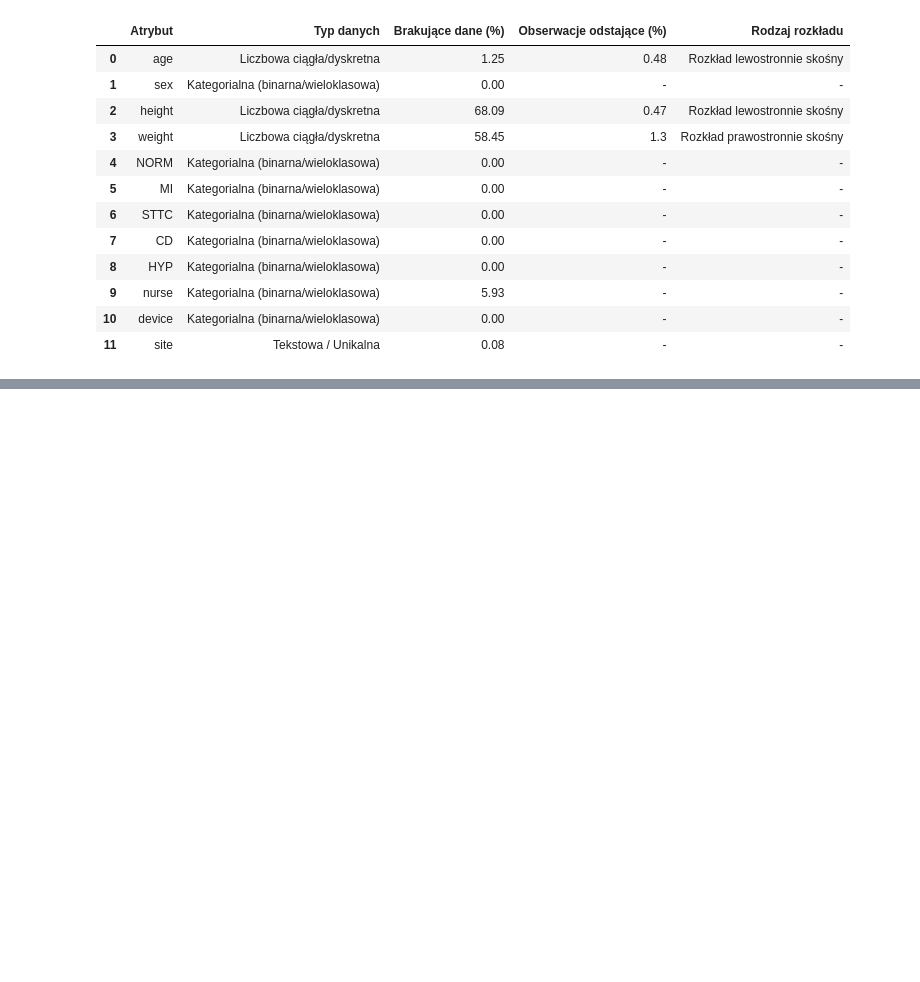
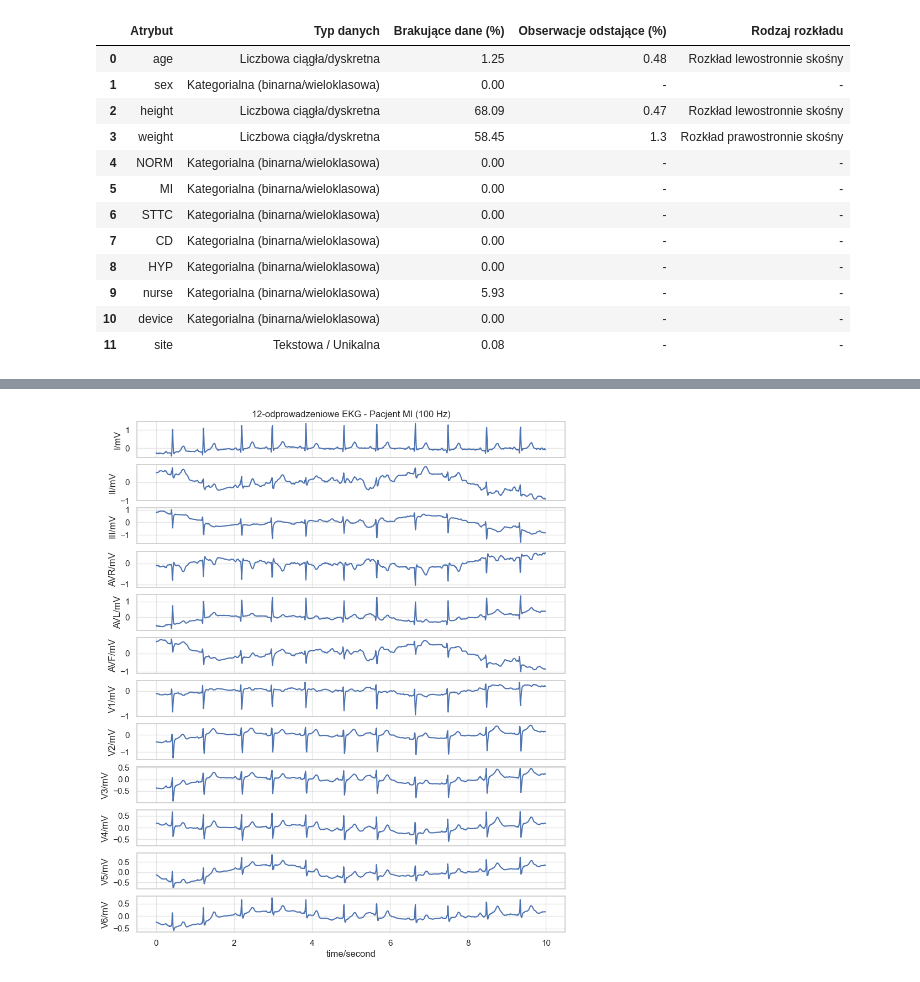
Before and after one commit to KarolMadraszek/ecg-classification-masters-thesis, a Jupyter notebook: notebooks/01_eda_and_stats.ipynb, the cells around one changed output, grey strips where cells are left out. Saved outputs shown, nothing was run; the diff lists cells and outputs as text; code cells hidden in the pictures; blank space fills up the shorter version.

```diff
--- a/notebooks/01_eda_and_stats.ipynb
+++ b/notebooks/01_eda_and_stats.ipynb
@@ -184,0 +226,5 @@ if __name__ == '__main__':
+# %%
+record_mi = wfdb.rdrecord('../data/raw/' + idx_mi)
+wfdb.plot_wfdb(record=record_mi, title='12-odprowadzeniowe EKG - Pacjent MI (100 Hz)', figsize=(10, 12))
+# %% [output]
+[figure, added]
```
Also changed, not shown: parts of 4 cells of this notebook.
